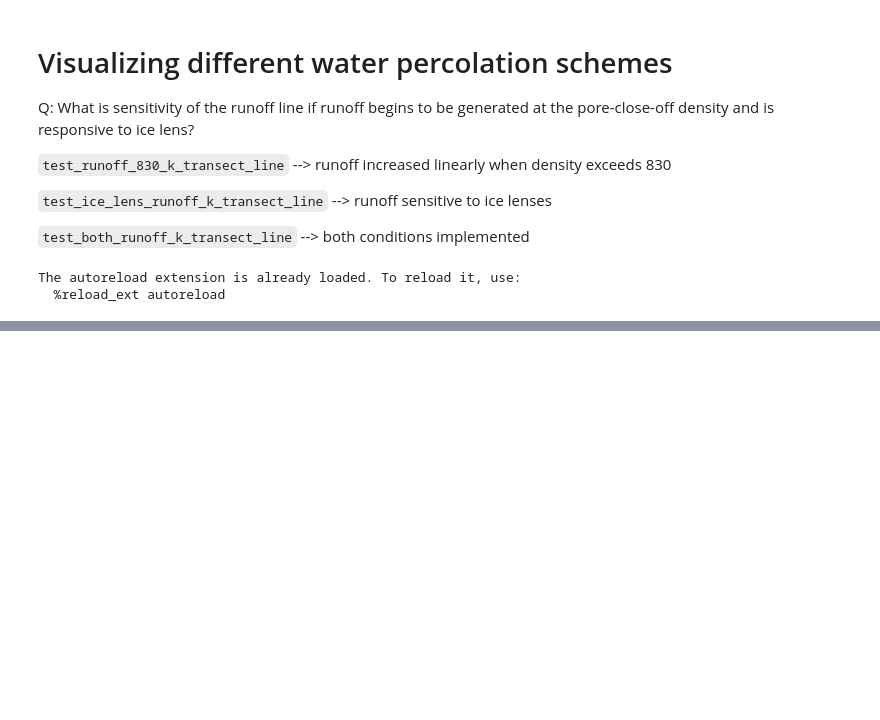
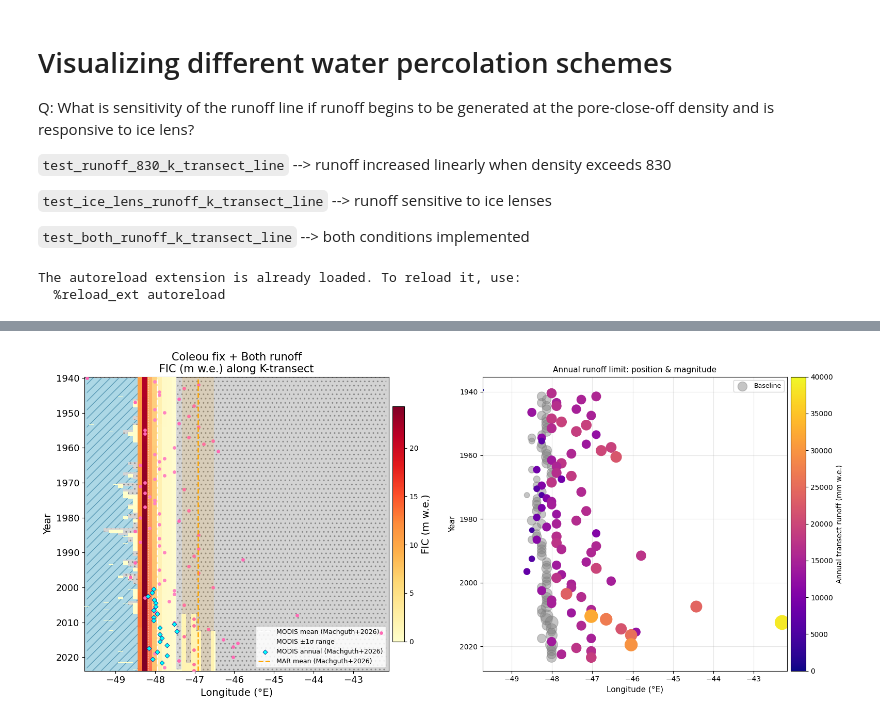
Before and after one commit to IMAU-ice-and-climate/IMAU-FDM, a Jupyter notebook: research/water_percolation_viz.ipynb, the cells around one changed output, grey strips where cells are left out. Cells and saved outputs as stored; diff of their text form; code cells hidden in the pictures; blank space fills up the shorter version.

```diff
--- a/research/water_percolation_viz.ipynb
+++ b/research/water_percolation_viz.ipynb
@@ -618,0 +1060,4 @@ def plot_density_profile_vs_longitude(DATA_DIR, POINTLIST, REF_POINTLIST,
+# %%
+hovmoller_ice_plot(ds_coleou_both, ds_baseline=ds_baseline, runoff_vmin=0, runoff_vmax=4e4)
+# %% [output]
+[figure, added]
```
Also changed, not shown: parts of 15 cells of this notebook, 28 other files.
